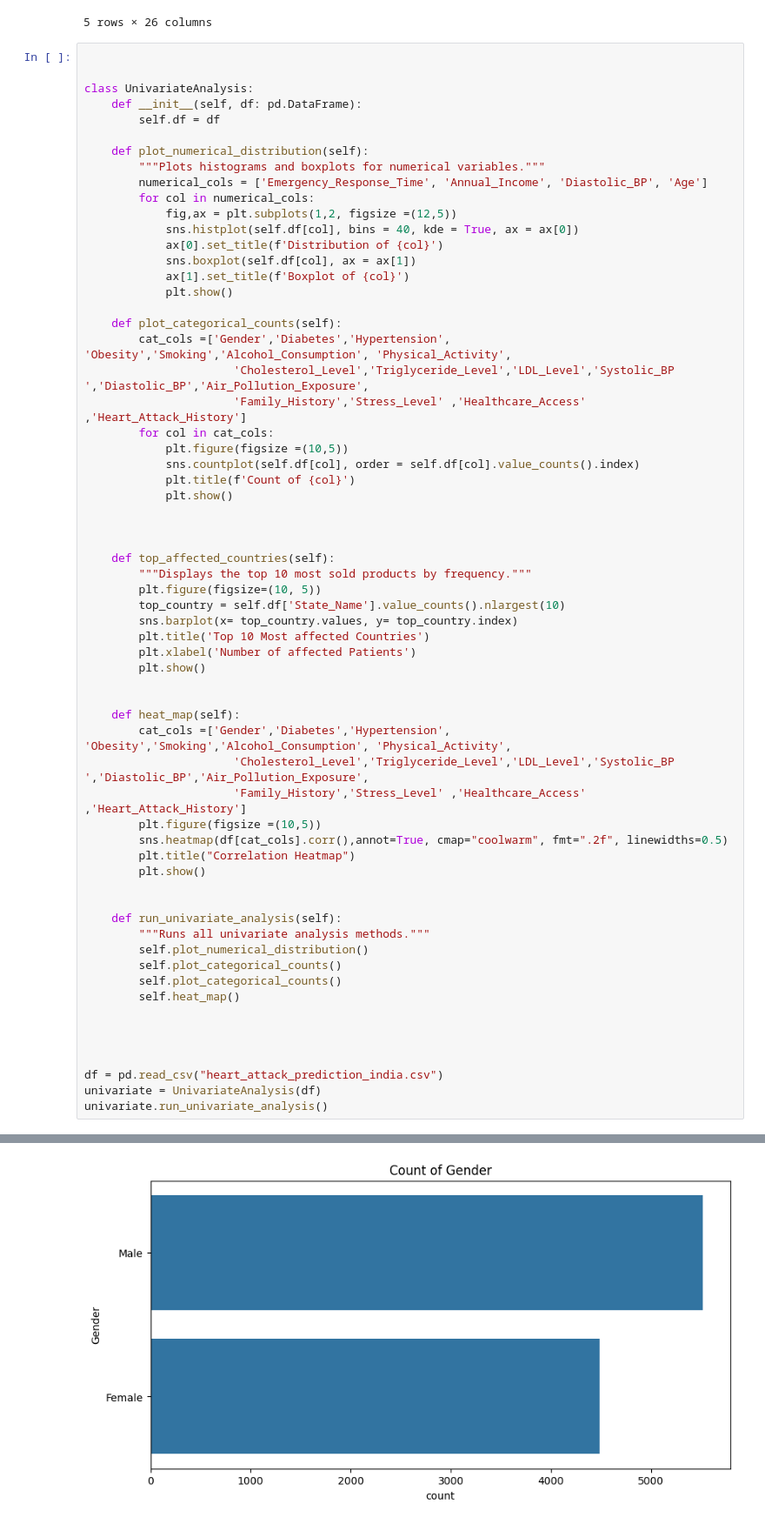
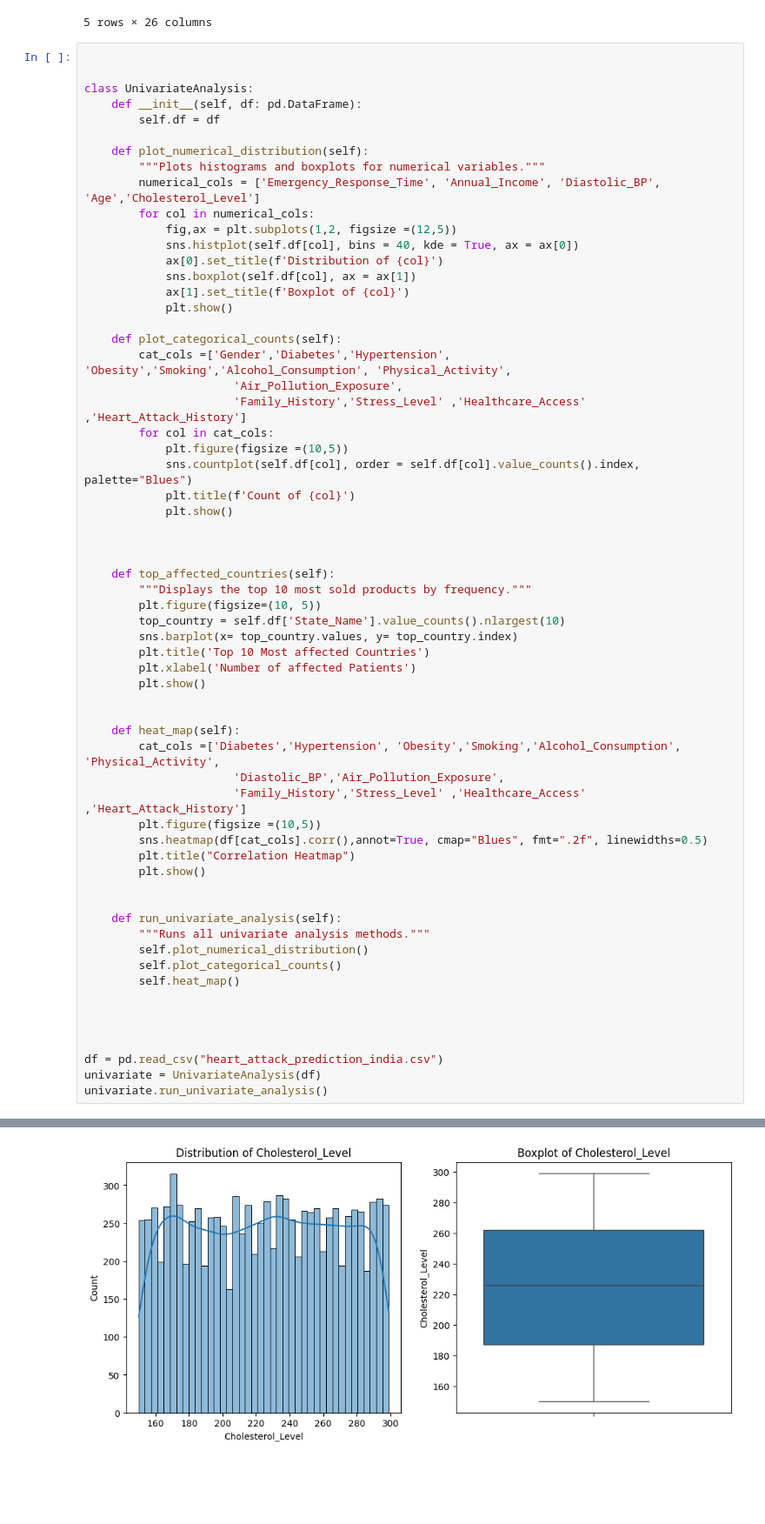
Before and after one commit to Atieng/CardioAnalysis, a Jupyter notebook: index.ipynb, the cells around one changed output, grey strips where cells are left out. Shown at 87% size. Saved outputs shown, nothing was run; the diff lists cells and outputs as text; blank space fills up the shorter version.

```diff
--- a/index.ipynb
+++ b/index.ipynb
@@ -148,7 +170,7 @@ class UnivariateAnalysis:
 
     def plot_numerical_distribution(self):
         """Plots histograms and boxplots for numerical variables."""
-        numerical_cols = ['Emergency_Response_Time', 'Annual_Income', 'Diastolic_BP', 'Age']
+        numerical_cols = ['Emergency_Response_Time', 'Annual_Income', 'Diastolic_BP', 'Age','Cholesterol_Level']
         for col in numerical_cols:
             fig,ax = plt.subplots(1,2, figsize =(12,5))
             sns.histplot(self.df[col], bins = 40, kde = True, ax = ax[0])
@@ -159,11 +181,11 @@ class UnivariateAnalysis:
 
     def plot_categorical_counts(self):
         cat_cols =['Gender','Diabetes','Hypertension', 'Obesity','Smoking','Alcohol_Consumption', 'Physical_Activity',
-                      'Cholesterol_Level','Triglyceride_Level','LDL_Level','Systolic_BP ','Diastolic_BP','Air_Pollution_Exposure',
+                      'Air_Pollution_Exposure',
                       'Family_History','Stress_Level' ,'Healthcare_Access' ,'Heart_Attack_History']
         for col in cat_cols:
             plt.figure(figsize =(10,5))
-            sns.countplot(self.df[col], order = self.df[col].value_counts().index)
+            sns.countplot(self.df[col], order = self.df[col].value_counts().index, palette="Blues")
             plt.title(f'Count of {col}')
             plt.show()
 
@@ -176,35 +198,34 @@ class UnivariateAnalysis:
         sns.barplot(x= top_country.values, y= top_country.index)
         plt.title('Top 10 Most affected Countries')
         plt.xlabel('Number of affected Patients')
         plt.show()
 
 
     def heat_map(self):
-        cat_cols =['Gender','Diabetes','Hypertension', 'Obesity','Smoking','Alcohol_Consumption', 'Physical_Activity',
-                      'Cholesterol_Level','Triglyceride_Level','LDL_Level','Systolic_BP ','Diastolic_BP','Air_Pollution_Exposure',
+        cat_cols =['Diabetes','Hypertension', 'Obesity','Smoking','Alcohol_Consumption', 'Physical_Activity',
+                      'Diastolic_BP','Air_Pollution_Exposure',
                       'Family_History','Stress_Level' ,'Healthcare_Access' ,'Heart_Attack_History']
         plt.figure(figsize =(10,5))
-        sns.heatmap(df[cat_cols].corr(),annot=True, cmap="coolwarm", fmt=".2f", linewidths=0.5)
+        sns.heatmap(df[cat_cols].corr(),annot=True, cmap="Blues", fmt=".2f", linewidths=0.5)
         plt.title("Correlation Heatmap")
         plt.show()
 
 
     def run_univariate_analysis(self):
         """Runs all univariate analysis methods."""
         self.plot_numerical_distribution()
-        self.plot_categorical_counts()
         self.plot_categorical_counts()
         self.heat_map()
 
 
 
 
 df = pd.read_csv("heart_attack_prediction_india.csv")
 univariate = UnivariateAnalysis(df)
 univariate.run_univariate_analysis()
 # %% [output]
 [figure]
 [figure]
 [figure]
 [figure]
-[figure, old version]
+[figure, new version]
```
Also changed, not shown: parts of 9 cells of this notebook.
